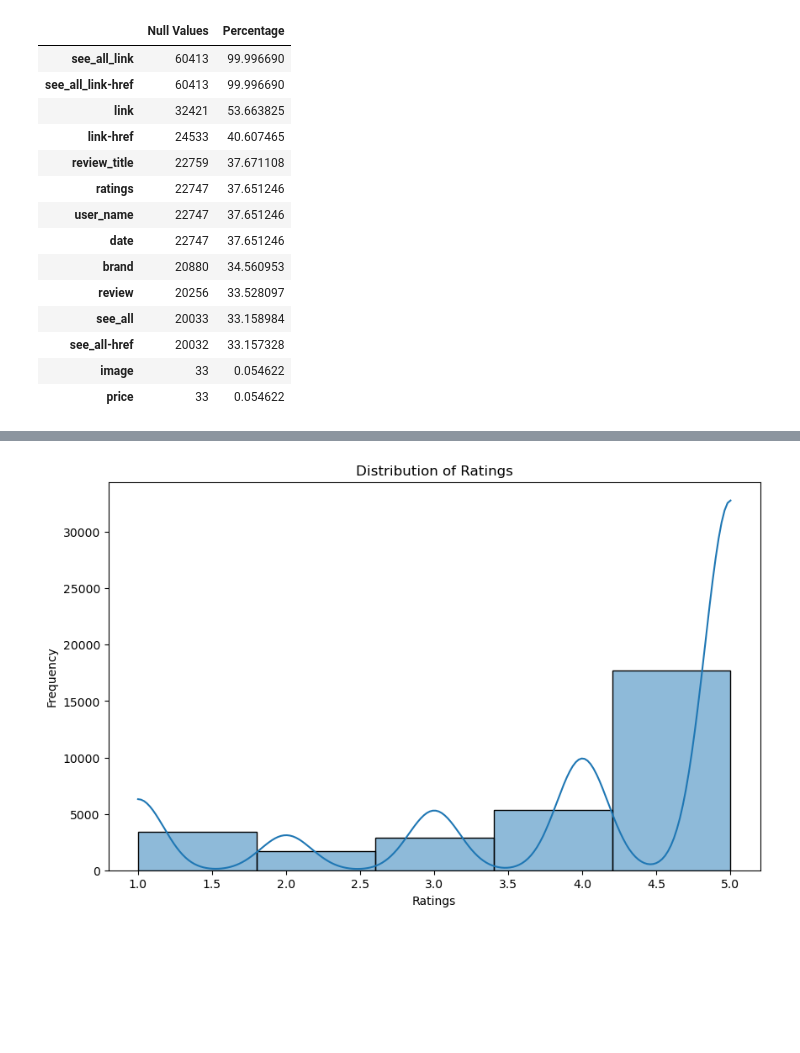
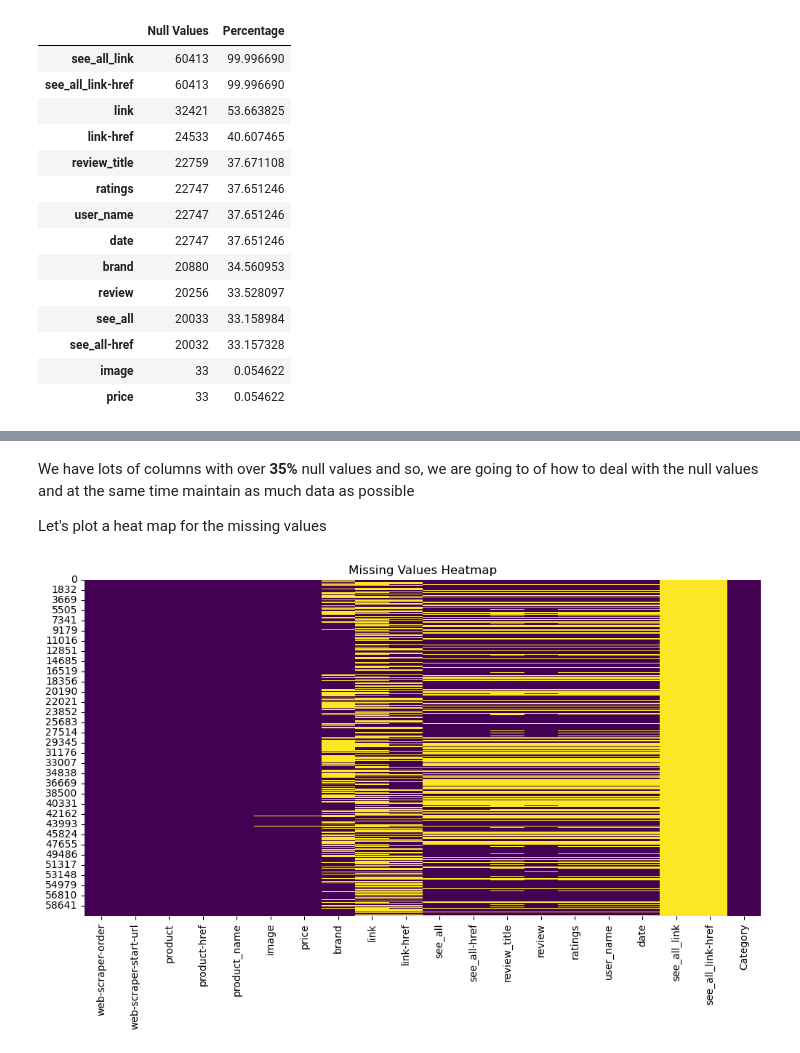
Before and after one commit to joakimTI/JUMIA-PRODUCTS-RECOMMENDATION-AND-PRODUCT-REVIEW-SYSTEM, a Jupyter notebook: index.ipynb, the cells around one changed output, grey strips where cells are left out. Saved outputs shown, nothing was run; the diff lists cells and outputs as text; code cells hidden in the pictures; blank space fills up the shorter version.

```diff
--- a/index.ipynb
+++ b/index.ipynb
@@ -48,6 +110,6 @@ Load the dataset
 # %%
 # Load the data into a dataframe and read the first five rows
-df = pd.read_csv('combined_dta.csv', encoding='ISO-8859-1')
+df = pd.read_csv('./Data/combined_dta.csv', encoding='ISO-8859-1')
 
 df.head()
 # %% [output]
@@ -351,6 +231,0 @@ df_1['user_name'] = df_1['user_name'].str.replace(r'^by\s+', '', regex=True)
-# %%
-# Extract the overall ratings and ratings count
-df['overall_ratings'] = df['product'].str.extract(r'(\d+(\.\d+)?) out of 5')[0]
-df['ratings_count'] = df['product'].str.extract(r'(\d+) out of 5\((\d+)\)')[1].astype(float)
-
-print(df[['overall_ratings', 'ratings_count']])
@@ -499,9 +232,12 @@ plt.show()
-# %%
-plt.figure(figsize=(10, 6))
-sns.histplot(df_1['ratings'], bins=5, kde=True)
-plt.title('Distribution of Ratings')
-plt.xlabel('Ratings')
-plt.ylabel('Frequency')
-plt.show()
-# %% [output]
-[figure, removed]
+# %% [markdown]
+We have lots of columns with over **35%** null values and so, we are going to of how to deal with the null values and at the same time maintain as much data as possible
+
+Let's plot a heat map for the missing values
+# %%
+# Plot missing values as a heatmap
+plt.figure(figsize=(12, 6))
+sns.heatmap(df.isnull(), cbar=False, cmap='viridis')
+plt.title("Missing Values Heatmap")
+plt.show();
+# %% [output]
+[figure, added]
```
Also changed, not shown: parts of 276 cells of this notebook, 1 other file.
